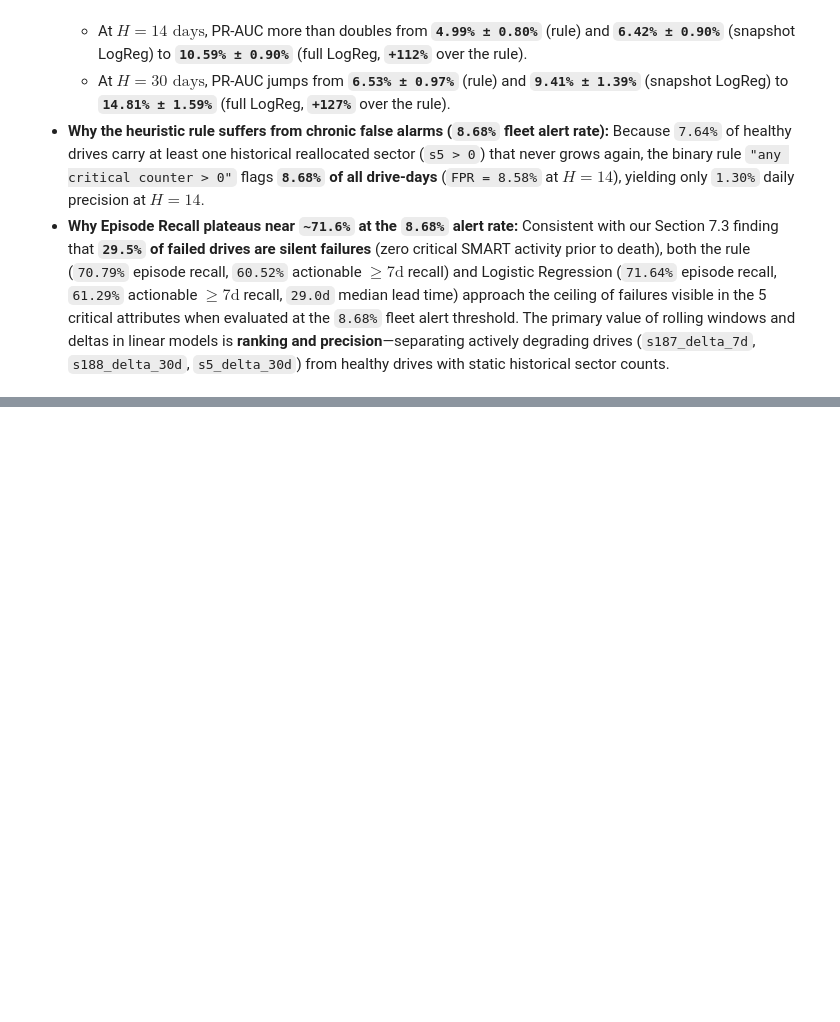
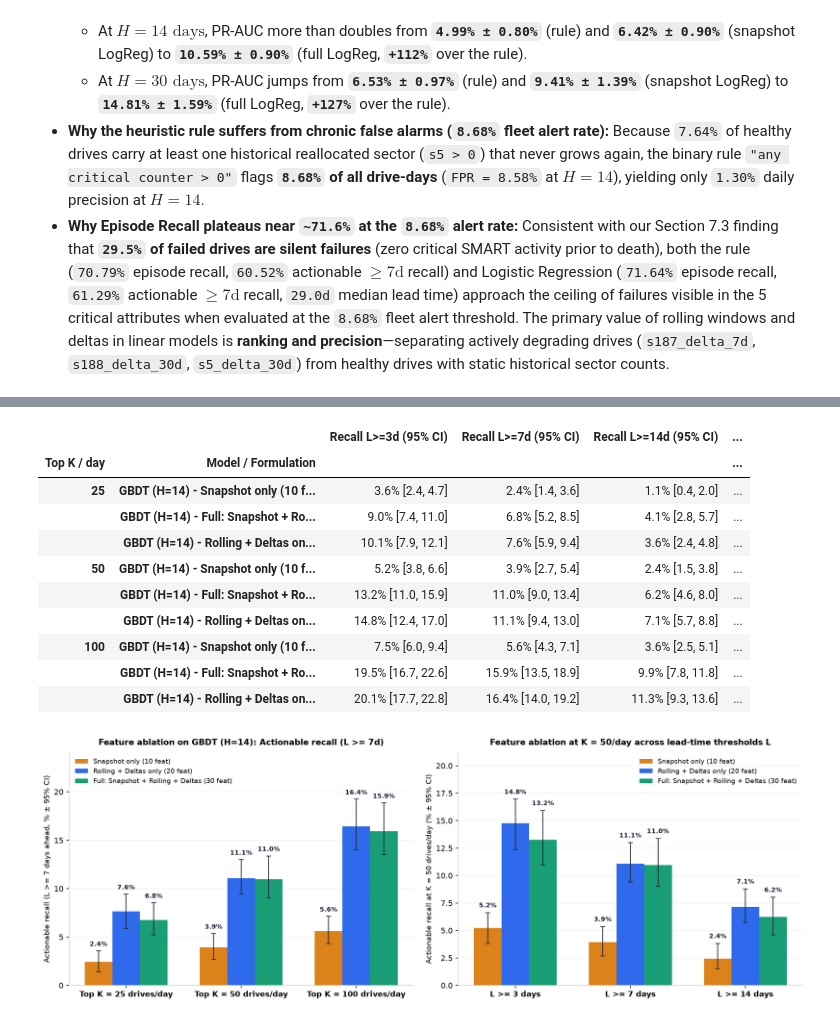
Before and after one commit to tarteeg/disk-failure-analysis, a Jupyter notebook: notebooks/eda_full_2025.ipynb, the cells around one changed output, grey strips where cells are left out. Drawn from its saved outputs; the diff is of its cells as text; code cells hidden in the pictures; blank space fills up the shorter version.

```diff
--- a/notebooks/eda_full_2025.ipynb
+++ b/notebooks/eda_full_2025.ipynb
@@ -2511,0 +2671,69 @@ finish(fig, "baselines_comparison")
+# %%
+# Section 9.3: Feature ablation on best model (GBDT Classification, H=14)
+ABLATION_CSV = cfg.cache_dir / "rq2_feature_ablation.csv"
+ablation_comp_df = pd.read_csv(ABLATION_CSV)
+
+ablation_disp = format_rq2_table(ablation_comp_df.sort_values(["K_per_day", "rec_ge7d_pct"]))
+display(ablation_disp)
+
+# Plot Feature Ablation across K in {25, 50, 100} and across lead-time thresholds L in {3, 7, 14} at K=50
+K_LIST = [25, 50, 100]
+fig, axes = plt.subplots(1, 2, figsize=(14, 5.0), dpi=160)
+abl_palette = [
+    ("GBDT (H=14) - Snapshot only (10 feat)", "Snapshot only (10 feat)", "#D97706"),
+    ("GBDT (H=14) - Rolling + Deltas only (20 feat)", "Rolling + Deltas only (20 feat)", "#1D5DEC"),
+    ("GBDT (H=14) - Full: Snapshot + Rolling + Deltas (30 feat)", "Full: Snapshot + Rolling + Deltas (30 feat)", "#059669"),
+]
+ax = axes[0]
+kx = np.arange(len(K_LIST))
+bw_a = 0.24
+for i, (m_key, m_label, color) in enumerate(abl_palette):
+    sub = ablation_comp_df[ablation_comp_df["model"] == m_key].sort_values("K_per_day")
+    y_vals = sub["rec_ge7d_pct"].values
+    ci_lows, ci_highs = sub["rec_ge7d_ci_low"].values, sub["rec_ge7d_ci_high"].values
+    bars = ax.bar(kx + (i - 1)*bw_a, y_vals, width=bw_a, yerr=[y_vals - ci_lows, ci_highs - y_vals], capsize=3, color=color, alpha=0.92, label=m_label)
+    for bar, v, c_hi in zip(bars, y_vals, ci_highs):
+        ax.text(bar.get_x() + bar.get_width()/2, c_hi + 0.35, f"{v:.1f}%", ha="center", va="bottom", fontsize=8.0, fontweight="bold")
+ax.set_xticks(kx)
+ax.set_xticklabels([f"Top K = {k} drives/day" for k in K_LIST], fontweight="bold")
+ax.set_ylabel("Actionable recall (L >= 7 days ahead, % ± 95% CI)")
+ax.set_title("Feature ablation on GBDT (H=14): Actionable recall (L >= 7d)", fontweight="bold")
+ax.legend(frameon=False, fontsize=8.5, loc="upper left")
+ax.set_ylim(0, max(ablation_comp_df["rec_ge7d_ci_high"]) * 1.25)
+
+ax2 = axes[1]
+lx = np.arange(3)
+l_cols = [
+    ("rec_ge3d_pct", "rec_ge3d_ci_low", "rec_ge3d_ci_high", "L >= 3 days"),
+    ("rec_ge7d_pct", "rec_ge7d_ci_low", "rec_ge7d_ci_high", "L >= 7 days"),
+    ("rec_ge14d_pct", "rec_ge14d_ci_low", "rec_ge14d_ci_high", "L >= 14 days"),
+]
+sub_k50 = ablation_comp_df[ablation_comp_df["K_per_day"] == 50]
+for i, (m_key, m_label, color) in enumerate(abl_palette):
+    row_m = sub_k50[sub_k50["model"] == m_key].iloc[0]
+    y_vals = np.array([row_m[c[0]] for c in l_cols])
+    ci_lows = np.array([row_m[c[1]] for c in l_cols])
+    ci_highs = np.array([row_m[c[2]] for c in l_cols])
+    bars = ax2.bar(lx + (i - 1)*bw_a, y_vals, width=bw_a, yerr=[y_vals - ci_lows, ci_highs - y_vals], capsize=3, color=color, alpha=0.92, label=m_label)
+    for bar, v, c_hi in zip(bars, y_vals, ci_highs):
+        ax2.text(bar.get_x() + bar.get_width()/2, c_hi + 0.35, f"{v:.1f}%", ha="center", va="bottom", fontsize=8.0, fontweight="bold")
+ax2.set_xticks(lx)
+ax2.set_xticklabels([c[3] for c in l_cols], fontweight="bold")
+ax2.set_ylabel("Actionable recall at K = 50 drives/day (% ± 95% CI)")
+ax2.set_title("Feature ablation at K = 50/day across lead-time thresholds L", fontweight="bold")
+ax2.legend(frameon=False, fontsize=8.5, loc="upper right")
+ax2.set_ylim(0, max(sub_k50["rec_ge3d_ci_high"]) * 1.25)
+finish(fig, "rq2_feature_ablation")
+# %% [output]
+|  |  | Recall L>=3d (95% CI) | Recall L>=7d (95% CI) | Recall L>=14d (95% CI) | ... |
+| Top K / day | Model / Formulation |  |  |  | ... |
+| 25 | GBDT (H=14) - Snapshot only (10 f... | 3.6% [2.4, 4.7] | 2.4% [1.4, 3.6] | 1.1% [0.4, 2.0] | ... |
+|  | GBDT (H=14) - Full: Snapshot + Ro... | 9.0% [7.4, 11.0] | 6.8% [5.2, 8.5] | 4.1% [2.8, 5.7] | ... |
+|  | GBDT (H=14) - Rolling + Deltas on... | 10.1% [7.9, 12.1] | 7.6% [5.9, 9.4] | 3.6% [2.4, 4.8] | ... |
+| 50 | GBDT (H=14) - Snapshot only (10 f... | 5.2% [3.8, 6.6] | 3.9% [2.7, 5.4] | 2.4% [1.5, 3.8] | ... |
+|  | GBDT (H=14) - Full: Snapshot + Ro... | 13.2% [11.0, 15.9] | 11.0% [9.0, 13.4] | 6.2% [4.6, 8.0] | ... |
+|  | GBDT (H=14) - Rolling + Deltas on... | 14.8% [12.4, 17.0] | 11.1% [9.4, 13.0] | 7.1% [5.7, 8.8] | ... |
+| 100 | GBDT (H=14) - Snapshot only (10 f... | 7.5% [6.0, 9.4] | 5.6% [4.3, 7.1] | 3.6% [2.5, 5.1] | ... |
+|  | GBDT (H=14) - Full: Snapshot + Ro... | 19.5% [16.7, 22.6] | 15.9% [13.5, 18.9] | 9.9% [7.8, 11.8] | ... |
+|  | GBDT (H=14) - Rolling + Deltas on... | 20.1% [17.7, 22.8] | 16.4% [14.0, 19.2] | 11.3% [9.3, 13.6] | ... |
+[figure, added]
```
Also changed, not shown: parts of 9 cells of this notebook, 2 other files.
